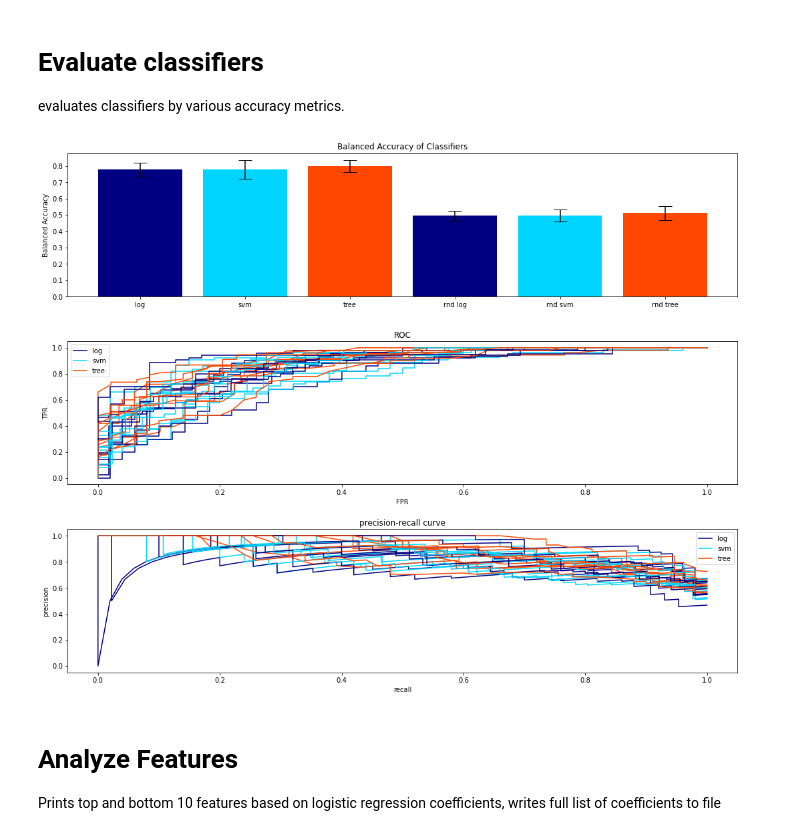
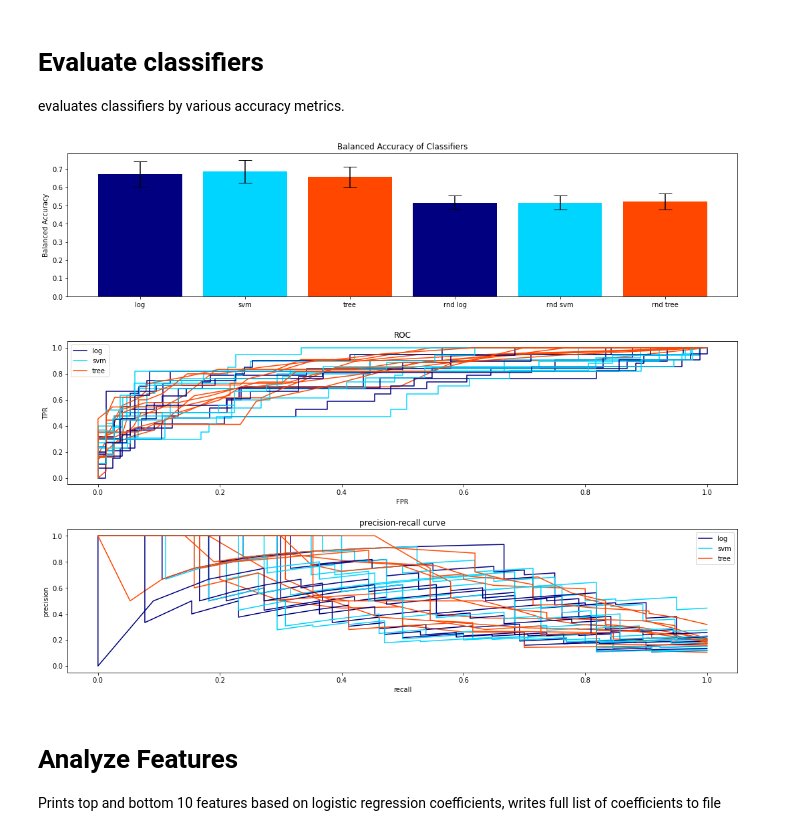
Before and after one commit to allie-walker/Natural-product-function, a Jupyter notebook: Natural_product_BGC_activity_prediction.ipynb, the cells around one changed output. Saved outputs shown, nothing was run; the diff lists cells and outputs as text; code cells hidden in the pictures.

```diff
--- a/Natural_product_BGC_activity_prediction.ipynb
+++ b/Natural_product_BGC_activity_prediction.ipynb
@@ -950,7 +950,7 @@ def writeCurve(outfile, x_axis, y_axis):
         outfile.write(str(x_axis[i]) + "," + str(y_axis[i]) + "\n")
 
 #parameters
-classification = "antibacterial"
+classification = "antigramneg"
 #set random seed so results are consistent
 random.seed(1)
 #include features from SSN
@@ -1264,34 +1264,34 @@ axs[0].set_xticks(x_pos)
 axs[0].set_xticklabels(bar_labels)
 axs[0].set_title("Balanced Accuracy of Classifiers")
 axs[0].set_ylabel("Balanced Accuracy")
 
 axs[1].plot(roc_curves["log"][0][0], roc_curves["log"][0][1], color=colors[0], label='log')
 axs[1].plot(roc_curves["svm"][0][0], roc_curves["svm"][0][1], color=colors[2], label='svm')
 axs[1].plot(roc_curves["tree"][0][0], roc_curves["tree"][0][1], color=colors[5], label='tree')
 for i in range(1, 10):
     axs[1].plot(roc_curves["log"][i][0], roc_curves["log"][i][1], color=colors[0])
     axs[1].plot(roc_curves["svm"][i][0], roc_curves["svm"][i][1], color=colors[2])
     axs[1].plot(roc_curves["tree"][i][0], roc_curves["tree"][i][1], color=colors[5])
 axs[1].set_title("ROC")
 axs[1].set_ylabel("TPR")
 axs[1].set_xlabel("FPR")
 axs[1].legend()
 
 
 axs[2].plot(pr_curves["log"][0][0], pr_curves["log"][0][1], color=colors[0], label='log')
 axs[2].plot(pr_curves["svm"][0][0], pr_curves["svm"][0][1], color=colors[2], label='svm')
 axs[2].plot(pr_curves["tree"][0][0], pr_curves["tree"][0][1], color=colors[5], label='tree')
 for i in range(1, 10):
     axs[2].plot(pr_curves["log"][i][0], pr_curves["log"][i][1], color=colors[0])
     axs[2].plot(pr_curves["svm"][i][0], pr_curves["svm"][i][1], color=colors[2])
     axs[2].plot(pr_curves["tree"][i][0], pr_curves["tree"][i][1], color=colors[5])
 axs[2].set_title("precision-recall curve")
 axs[2].set_ylabel("precision")
 axs[2].set_xlabel("recall")
 axs[2].legend()
 fig.tight_layout(pad=2.0)
 # %% [output]
-[figure, old version]
+[figure, new version]
 # %% [markdown]
 # Analyze Features
 Prints top and bottom 10 features based on logistic regression coefficients, writes full list of coefficients to file
```
Also changed, not shown: 21 other files.
